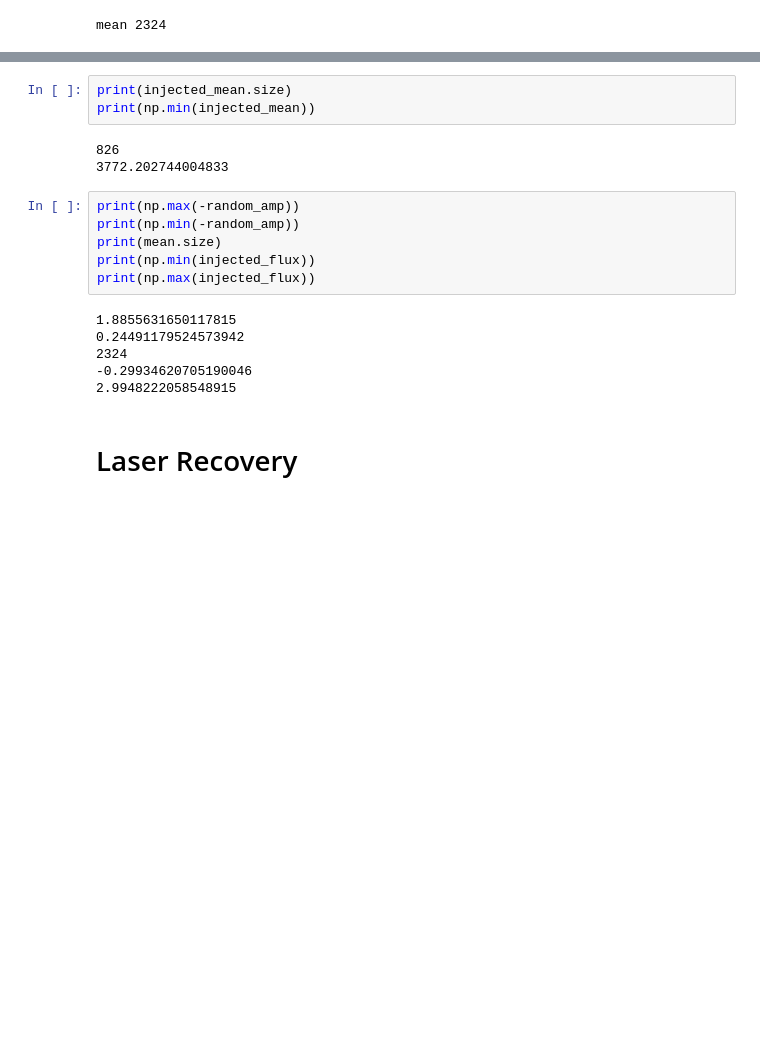
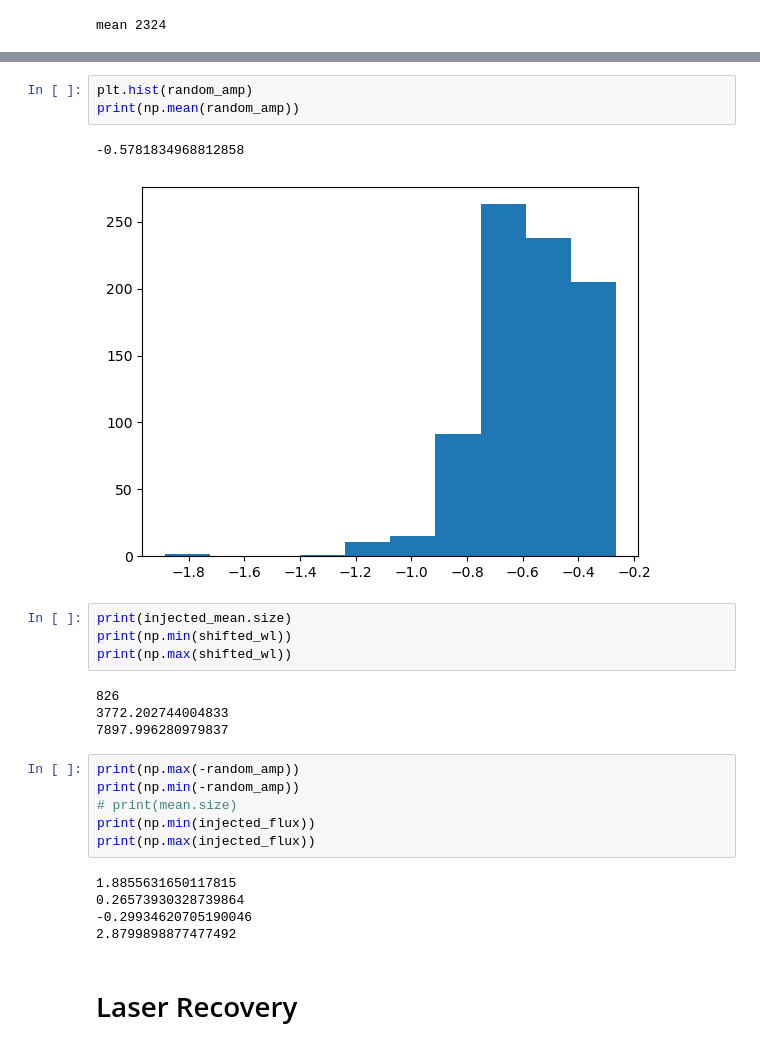
Before and after one commit to howardisaacson/Intro-2-Spectra, a Jupyter notebook: analysis/ESPRESSO/Spectral Lines of Tau Ceti.ipynb, the cells around one changed output, grey strips where cells are left out. Saved outputs shown, nothing was run; the diff lists cells and outputs as text; blank space fills up the shorter version.

```diff
--- a/analysis/ESPRESSO/Spectral Lines of Tau Ceti.ipynb
+++ b/analysis/ESPRESSO/Spectral Lines of Tau Ceti.ipynb
@@ -683,21 +685,28 @@ laser injection number 826
+# %%
+plt.hist(random_amp)
+print(np.mean(random_amp))
+# %% [output]
+-0.5781834968812858
+[figure, added]
 # %%
 print(injected_mean.size)
-print(np.min(injected_mean))
+print(np.min(shifted_wl))
+print(np.max(shifted_wl))
 # %% [output]
 826
 3772.202744004833
+7897.996280979837
 # %%
 print(np.max(-random_amp))
 print(np.min(-random_amp))
-print(mean.size)
+# print(mean.size)
 print(np.min(injected_flux))
 print(np.max(injected_flux))
 # %% [output]
 1.8855631650117815
-0.24491179524573942
-2324
+0.26573930328739864
 -0.29934620705190046
-2.9948222058548915
+2.8799898877477492
 # %% [markdown]
 # Laser Recovery
 # %%
```
Also changed, not shown: parts of 10 cells of this notebook, 2 other files.
